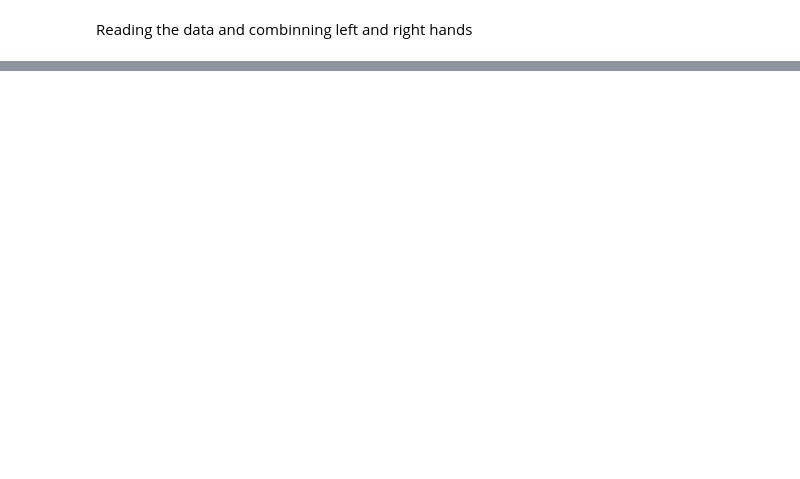
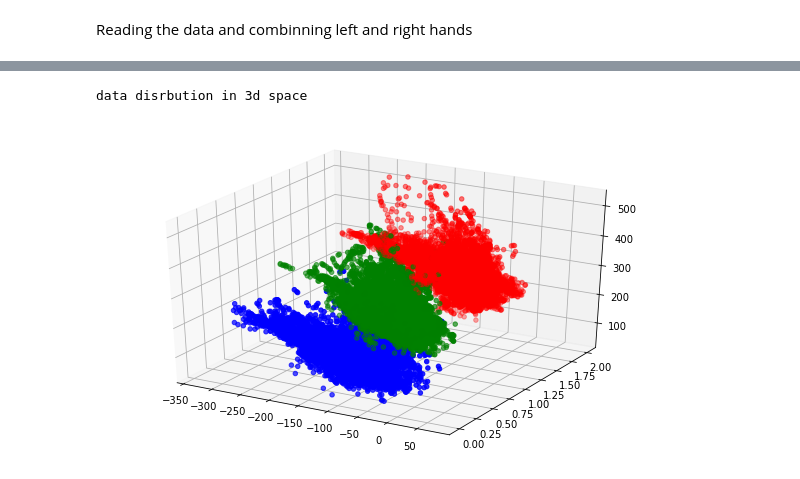
Before and after one commit to YahalomCod/Classifation-Problems, a Jupyter notebook: Hands.ipynb, the cells around one changed output, grey strips where cells are left out. Drawn from its saved outputs; the diff is of its cells as text; code cells hidden in the pictures; blank space fills up the shorter version.

```diff
--- a/Hands.ipynb
+++ b/Hands.ipynb
@@ -170,0 +189,20 @@ dtype: int64
+# %%
+fig = plt.figure(figsize = (10, 6))
+ax = plt.axes(projection='3d')
+my_cmap = plt.get_cmap('hsv')
+zdata = X_train[' Position Y_x']
+xdata = X_train[' Position X_x']
+ydata = y_train
+clr=[]
+for y in y_train:
+    if y == 0:
+       clr.append('blue')
+    elif y==1 :
+        clr.append('green')
+    elif y==2:
+        clr.append('red')
+ax.scatter3D(xdata, ydata, zdata, c=clr);
+print("data disrbution in 3d space")
+# %% [output]
+data disrbution in 3d space
+[figure, added]
```
Also changed, not shown: parts of 36 cells of this notebook.
